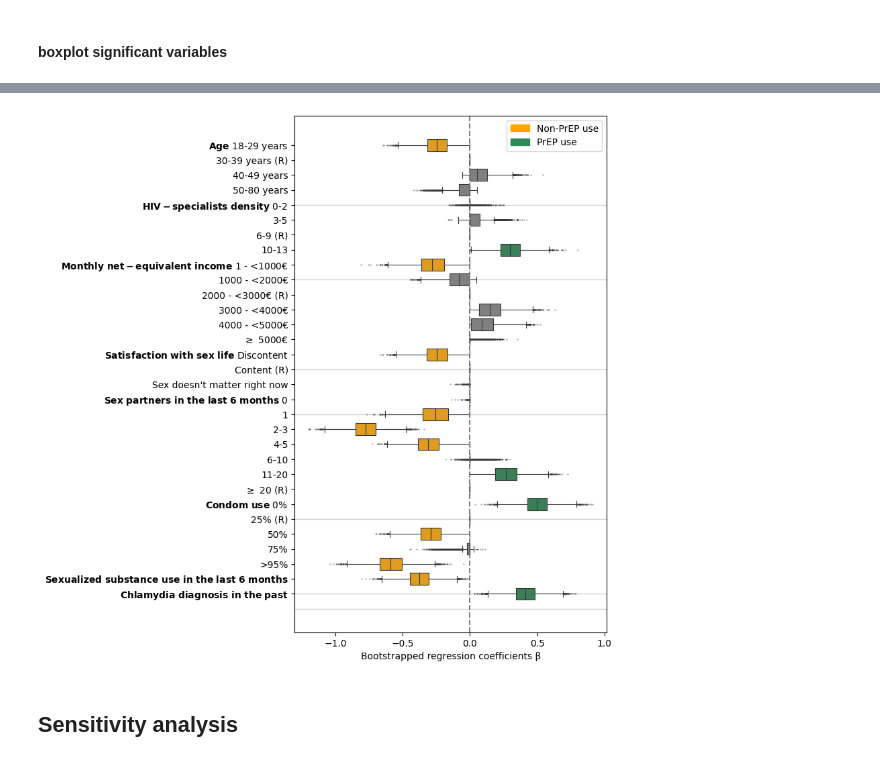
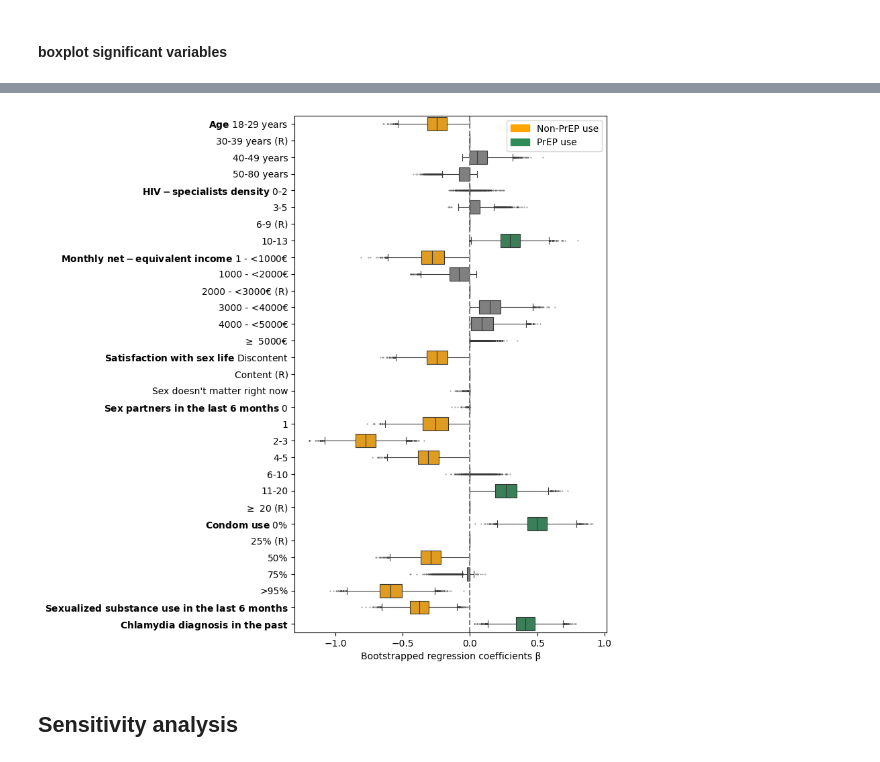
Before and after one commit to KleistLab/PrAppData, a Jupyter notebook: PrApp_analysis.ipynb, the cells around one changed output, grey strips where cells are left out. Cells and saved outputs as stored; diff of their text form; code cells hidden in the pictures.

Commit message:
update u.A. added figures

```diff
--- a/PrApp_analysis.ipynb
+++ b/PrApp_analysis.ipynb
@@ -1463,7 +1400,7 @@ for i, row in final_non_zero_coefficients_df.iterrows():
         y=row['Feature'],
         s=f"{row['Coefficient']:.2f}",
         va='center',
-        fontsize=12,
+        fontsize=10,
         color='black'
     )
 plt.grid()
@@ -1776,26 +1695,21 @@ See the caveats in the documentation: https://pandas.pydata.org/pandas-docs/stab
 # %%
 plt.figure(figsize=(6, 10))
 sns.boxplot(data = plot_bst_strata_renamed ,
             orient = "h",
             fliersize = 0.3,
             linewidth = 0.8,
             order = column_order,
             palette= color_palette)
 plt.xlabel('Bootstrapped regression coefficients β')
 plt.ylabel('')
-y_ticks_to_mark= [4, 9, 15, 18, 25, 30, 31]
-for y in y_ticks_to_mark:
-    plt.axhline(y=y, color='lightgrey', linestyle='-', linewidth=1, zorder=0) # add horizontal lines to mark different strata
-
 
 plt.axvline(x = 0, color = 'grey', linestyle='--') # add vertical line at 0 to mark no effect
 no_prep = mpatches.Patch(color = 'orange', label = 'Non-PrEP use')
 prep = mpatches.Patch(color = 'seagreen', label = 'PrEP use')
 plt.legend(handles=[no_prep, prep])
-plt.savefig('figs/boxplot_significant_variables_and_strata.png', dpi = 600, bbox_inches='tight')
 plt.show()
 # %% [output]
-[figure, old version]
+[figure, new version]
 # %% [markdown]
 ## Sensitivity analysis
 # %% [markdown]
```
Also changed, not shown: parts of 15 cells of this notebook, 30 other files.
